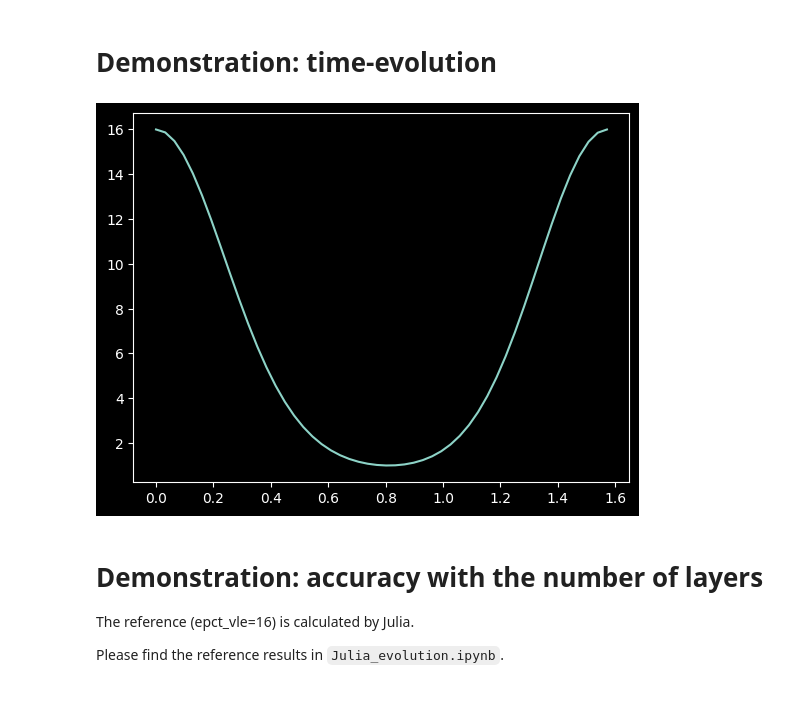
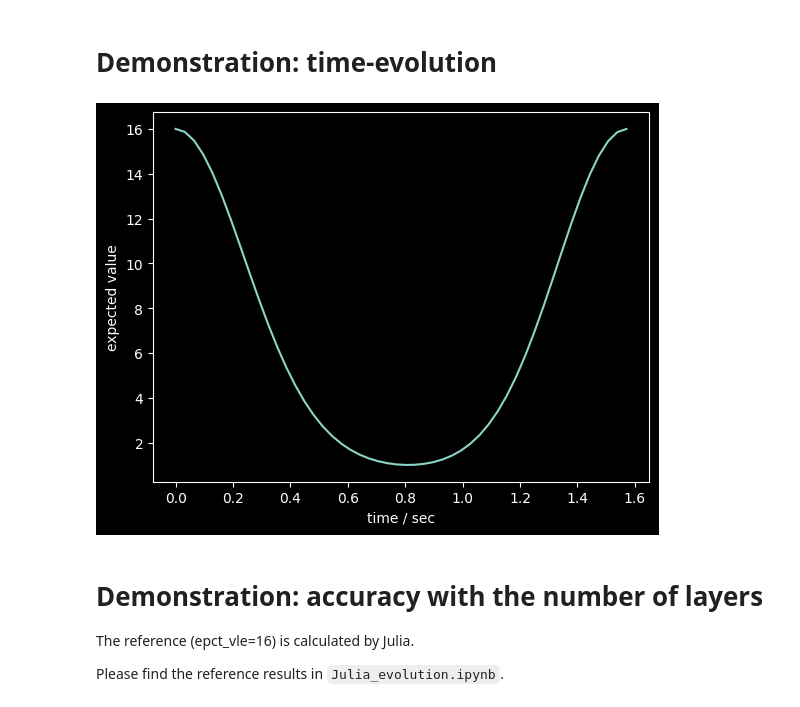
Before and after one commit to FelixXu35/Public_Projects, a Jupyter notebook: qiskit_evolution.ipynb, the cells around one changed output. Drawn from its saved outputs; the diff is of its cells as text; code cells hidden in the pictures.

```diff
--- a/qiskit_evolution.ipynb
+++ b/qiskit_evolution.ipynb
@@ -82,13 +82,15 @@ val = time_evo(5, 1, 1, fig_plot=True)
 # %%
 val = []
 time = np.linspace(0, np.pi/2, 50)
 for t in time:
     val.append(time_evo(5, t, 50, fig_plot=False))
 
 plt.plot(time, val)
+plt.xlabel("time / sec")
+plt.ylabel("expected value")
 plt.show()
 # %% [output]
-[figure, old version]
+[figure, new version]
 # %% [markdown]
 # Demonstration: accuracy with the number of layers
 
```
Also changed, not shown: parts of 2 cells of this notebook.
